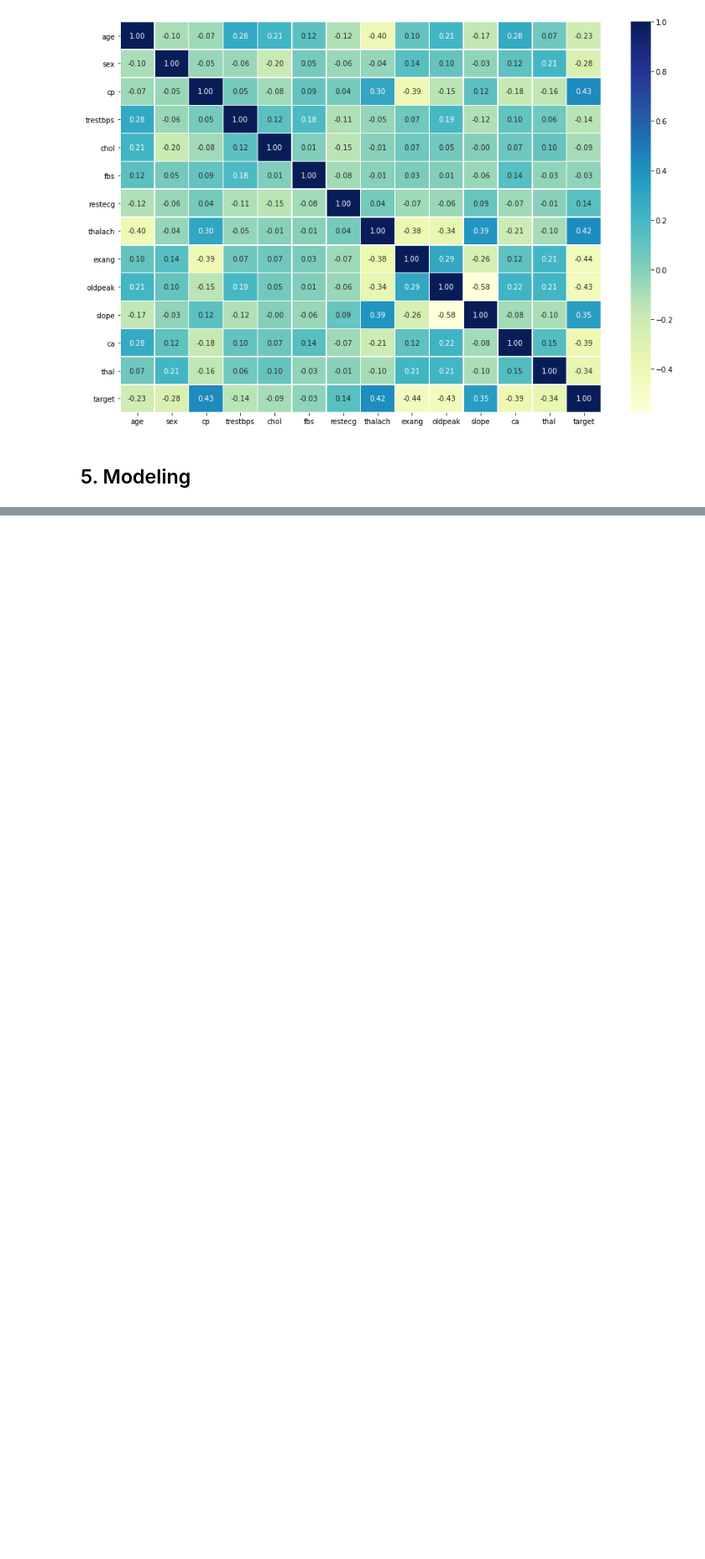
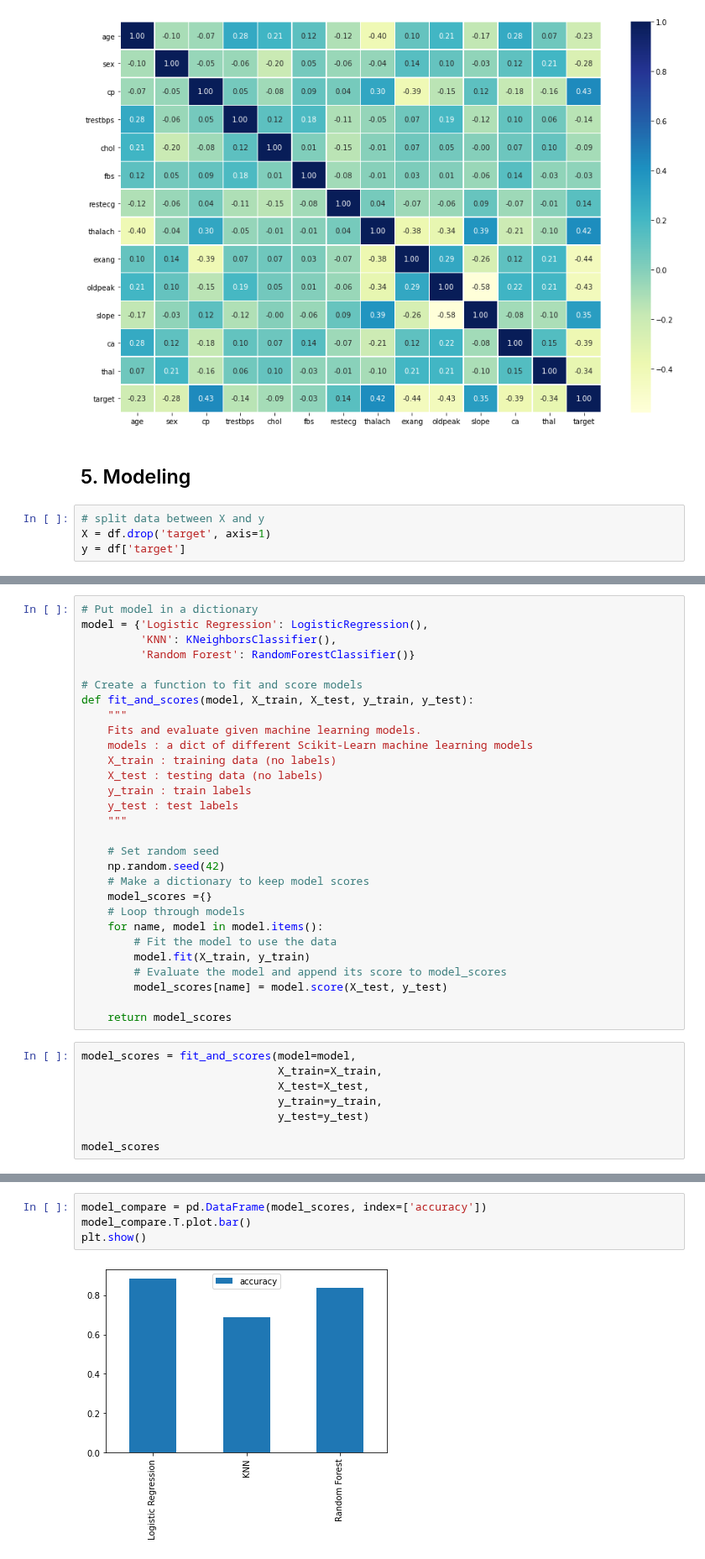
Before and after one commit to JavierMedel/ZM-Machine-Learning, a Jupyter notebook: Section-04-ml-projects/10-end-to-end-heart-disease-classification.ipynb, the cells around one changed output, grey strips where cells are left out. Shown at 84% size. Cells and saved outputs as stored; diff of their text form; blank space fills up the shorter version.

```diff
--- a/Section-04-ml-projects/10-end-to-end-heart-disease-classification.ipynb
+++ b/Section-04-ml-projects/10-end-to-end-heart-disease-classification.ipynb
@@ -296,3 +296,7 @@ plt.show()
 [figure]
 # %% [markdown]
 ## 5. Modeling
+# %%
+# split data between X and y
+X = df.drop('target', axis=1)
+y = df['target']
@@ -298,0 +318,37 @@ plt.show()
+# %%
+# Put model in a dictionary
+model = {'Logistic Regression': LogisticRegression(),
+         'KNN': KNeighborsClassifier(),
+         'Random Forest': RandomForestClassifier()}
+
+# Create a function to fit and score models
+def fit_and_scores(model, X_train, X_test, y_train, y_test):
+    """
+    Fits and evaluate given machine learning models.
+    models : a dict of different Scikit-Learn machine learning models
+    X_train : training data (no labels)
+    X_test : testing data (no labels)
+    y_train : train labels
+    y_test : test labels
+    """
+
+    # Set random seed
+    np.random.seed(42)
+    # Make a dictionary to keep model scores
+    model_scores ={}
+    # Loop through models
+    for name, model in model.items():
+        # Fit the model to use the data
+        model.fit(X_train, y_train)
+        # Evaluate the model and append its score to model_scores
+        model_scores[name] = model.score(X_test, y_test)
+
+    return model_scores
+# %%
+model_scores = fit_and_scores(model=model,
+                              X_train=X_train,
+                              X_test=X_test,
+                              y_train=y_train,
+                              y_test=y_test)
+
+model_scores
@@ -298,0 +368,6 @@ plt.show()
+# %%
+model_compare = pd.DataFrame(model_scores, index=['accuracy'])
+model_compare.T.plot.bar()
+plt.show()
+# %% [output]
+[figure, added]
```
Also changed, not shown: parts of 5 cells of this notebook.
